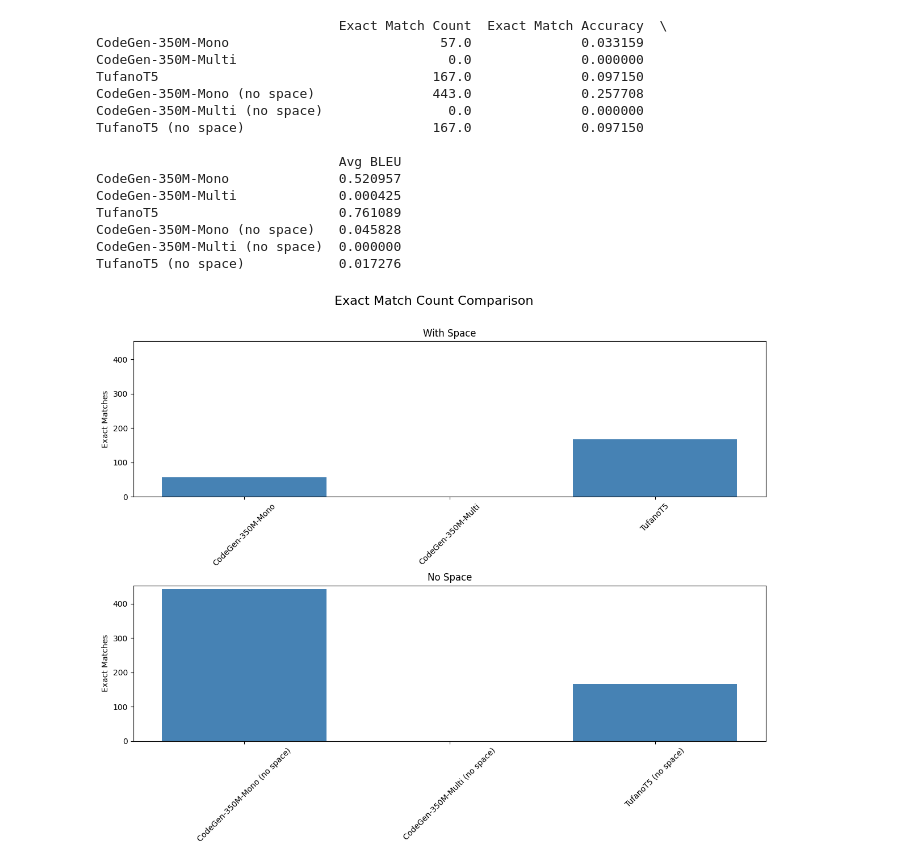
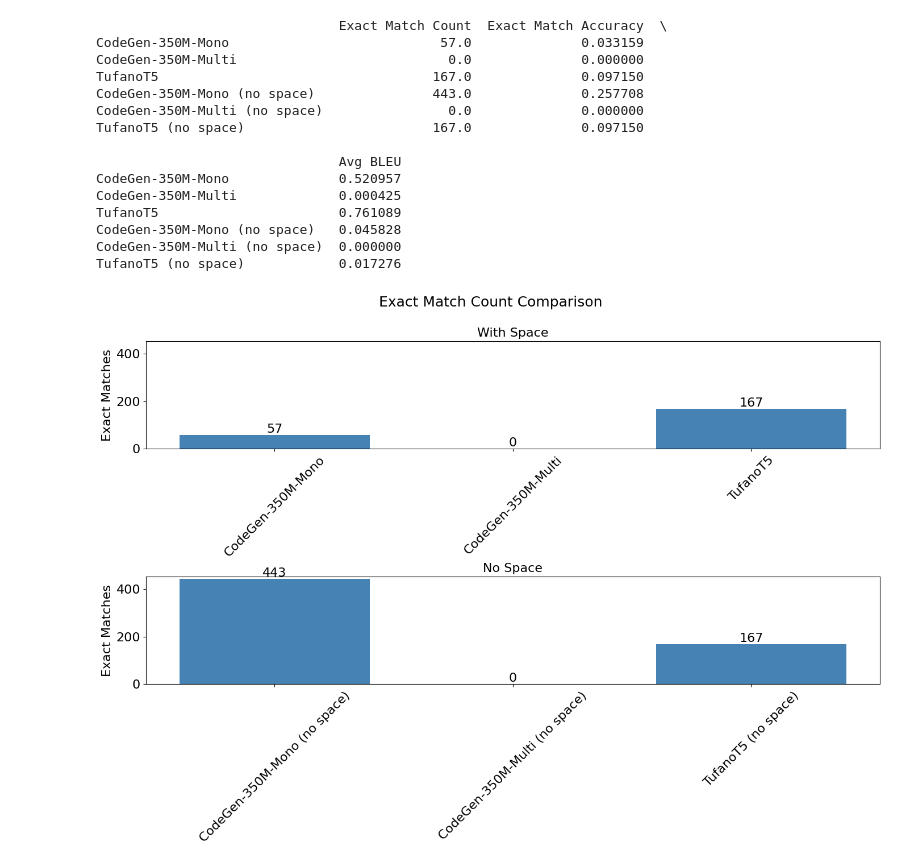
Before and after one commit to chrisagonza97/codereview_results, a Jupyter notebook: plots.ipynb, the cells around one changed output. Cells and saved outputs as stored; diff of their text form; code cells hidden in the pictures.

Commit message:
change plot

```diff
--- a/plots.ipynb
+++ b/plots.ipynb
@@ -65,65 +65,101 @@ bleu_scores = (df["Avg BLEU"] * 1000).tolist()  # scale for visibility
 with_space_labels = [label for label in labels if "no space" not in label]
 no_space_labels = [label for label in labels if "no space" in label]
 
+# Font sizes
+title_fontsize = 18
+label_fontsize = 16
+tick_fontsize = 16
+
 # --- Plot 1: Exact Match Count ---
-fig1, axs1 = plt.subplots(2, 1, figsize=(12, 10))
-fig1.suptitle("Exact Match Count Comparison", fontsize=16)
+fig1, axs1 = plt.subplots(2, 1, figsize=(14, 10))
+fig1.suptitle("Exact Match Count Comparison", fontsize=title_fontsize)
 
-# Compute global y-limit for match counts
 max_match = max([results[l]["Exact Match Count"] for l in labels])
 
-axs1[0].bar(with_space_labels, [results[l]["Exact Match Count"] for l in with_space_labels], color='steelblue')
-axs1[0].set_title("With Space")
-axs1[0].set_ylabel("Exact Matches")
+# With Space
+with_counts = [results[l]["Exact Match Count"] for l in with_space_labels]
+bars0 = axs1[0].bar(with_space_labels, with_counts, color='steelblue')
+axs1[0].set_title("With Space", fontsize=label_fontsize)
+axs1[0].set_ylabel("Exact Matches", fontsize=label_fontsize)
 axs1[0].set_ylim(0, max_match + 10)
-axs1[0].tick_params(axis='x', rotation=45)
+axs1[0].tick_params(axis='x', labelrotation=45, labelsize=tick_fontsize)
+axs1[0].tick_params(axis='y', labelsize=tick_fontsize)
 
-axs1[1].bar(no_space_labels, [results[l]["Exact Match Count"] for l in no_space_labels], color='steelblue')
-axs1[1].set_title("No Space")
-axs1[1].set_ylabel("Exact Matches")
+for bar in bars0:
+    height = bar.get_height()
+    axs1[0].text(bar.get_x() + bar.get_width()/2., height + 1, f'{int(height)}',
+                 ha='center', va='bottom', fontsize=label_fontsize)
+
+# No Space
+no_counts = [results[l]["Exact Match Count"] for l in no_space_labels]
+bars1 = axs1[1].bar(no_space_labels, no_counts, color='steelblue')
+axs1[1].set_title("No Space", fontsize=label_fontsize)
+axs1[1].set_ylabel("Exact Matches", fontsize=label_fontsize)
 axs1[1].set_ylim(0, max_match + 10)
-axs1[1].tick_params(axis='x', rotation=45)
+axs1[1].tick_params(axis='x', labelrotation=45, labelsize=tick_fontsize)
+axs1[1].tick_params(axis='y', labelsize=tick_fontsize)
+
+for bar in bars1:
+    height = bar.get_height()
+    axs1[1].text(bar.get_x() + bar.get_width()/2., height + 1, f'{int(height)}',
+                 ha='center', va='bottom', fontsize=label_fontsize)
 
 plt.tight_layout()
 plt.subplots_adjust(top=0.9)
 plt.show()
 
+
 # --- Plot 2: BLEU Score ---
-fig2, axs2 = plt.subplots(2, 1, figsize=(12, 10))
-fig2.suptitle("BLEU Score Comparison", fontsize=16)
+fig2, axs2 = plt.subplots(2, 1, figsize=(14, 10))
+fig2.suptitle("BLEU Score Comparison", fontsize=title_fontsize)
 
-# Compute global y-limit for BLEU scores
 max_bleu = max([results[l]["Avg BLEU"] for l in labels])
 
-axs2[0].bar(with_space_labels, [results[l]["Avg BLEU"] for l in with_space_labels], color='orange')
-axs2[0].set_title("With Space")
-axs2[0].set_ylabel("BLEU Score")
+# With Space
+with_bleu = [results[l]["Avg BLEU"] for l in with_space_labels]
+bars2 = axs2[0].bar(with_space_labels, with_bleu, color='orange')
+axs2[0].set_title("With Space", fontsize=label_fontsize)
+axs2[0].set_ylabel("BLEU Score", fontsize=label_fontsize)
 axs2[0].set_ylim(0, max_bleu + 0.05)
-axs2[0].tick_params(axis='x', rotation=45)
+axs2[0].tick_params(axis='x', labelrotation=45, labelsize=tick_fontsize)
+axs2[0].tick_params(axis='y', labelsize=tick_fontsize)
 
-axs2[1].bar(no_space_labels, [results[l]["Avg BLEU"] for l in no_space_labels], color='orange')
-axs2[1].set_title("No Space")
-axs2[1].set_ylabel("BLEU Score")
+for bar in bars2:
+    height = bar.get_height()
+    axs2[0].text(bar.get_x() + bar.get_width()/2., height + 0.005, f'{height:.3f}',
+                 ha='center', va='bottom', fontsize=label_fontsize)
+
+# No Space
+no_bleu = [results[l]["Avg BLEU"] for l in no_space_labels]
+bars3 = axs2[1].bar(no_space_labels, no_bleu, color='orange')
+axs2[1].set_title("No Space", fontsize=label_fontsize)
+axs2[1].set_ylabel("BLEU Score", fontsize=label_fontsize)
 axs2[1].set_ylim(0, max_bleu + 0.05)
-axs2[1].tick_params(axis='x', rotation=45)
+axs2[1].tick_params(axis='x', labelrotation=45, labelsize=tick_fontsize)
+axs2[1].tick_params(axis='y', labelsize=tick_fontsize)
+
+for bar in bars3:
+    height = bar.get_height()
+    axs2[1].text(bar.get_x() + bar.get_width()/2., height + 0.005, f'{height:.3f}',
+                 ha='center', va='bottom', fontsize=label_fontsize)
 
 plt.tight_layout()
 plt.subplots_adjust(top=0.9)
 plt.show()
 # %% [output]
                                Exact Match Count  Exact Match Accuracy  \
 CodeGen-350M-Mono                           57.0              0.033159
 CodeGen-350M-Multi                           0.0              0.000000
 TufanoT5                                   167.0              0.097150
 CodeGen-350M-Mono (no space)               443.0              0.257708
 CodeGen-350M-Multi (no space)                0.0              0.000000
 TufanoT5 (no space)                        167.0              0.097150
 
                                Avg BLEU
 CodeGen-350M-Mono              0.520957
 CodeGen-350M-Multi             0.000425
 TufanoT5                       0.761089
 CodeGen-350M-Mono (no space)   0.045828
 CodeGen-350M-Multi (no space)  0.000000
 TufanoT5 (no space)            0.017276
-[figure, old version]
+[figure, new version]
```
Also changed, not shown: parts of 2 cells of this notebook.
